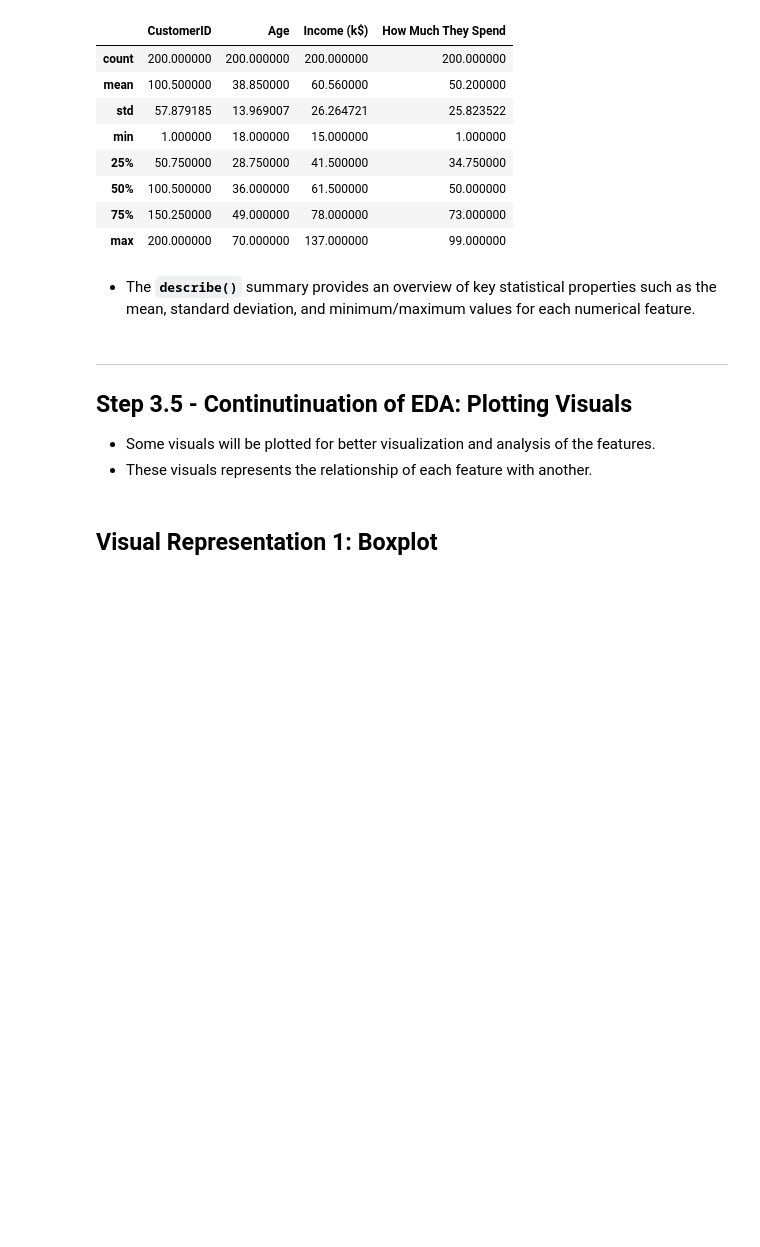
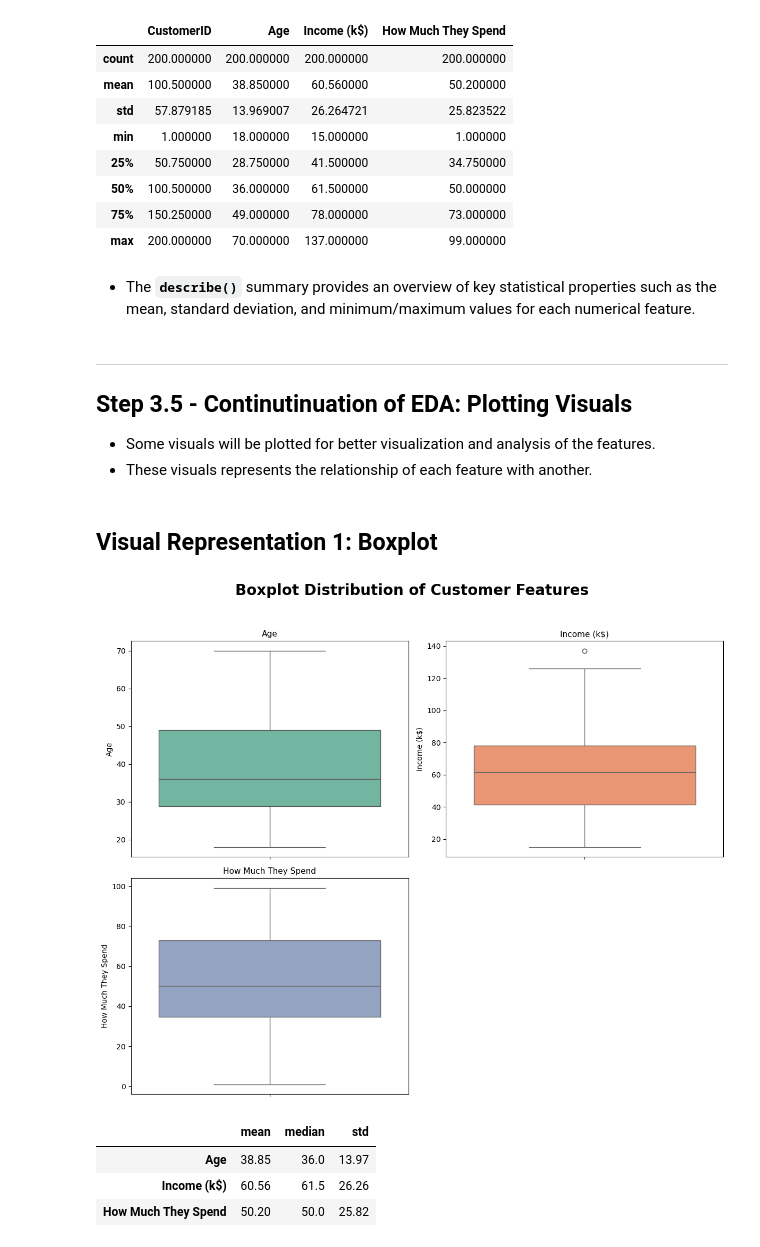
Before and after one commit to Cayden08/AIML, a Jupyter notebook: CA2/p2510893_CA2_PartA_Cayden.ipynb, the cells around one changed output. Cells and saved outputs as stored; diff of their text form; code cells hidden in the pictures; blank space fills up the shorter version.

Commit message:
finished boxplot 1 and its key insights

```diff
--- a/CA2/p2510893_CA2_PartA_Cayden.ipynb
+++ b/CA2/p2510893_CA2_PartA_Cayden.ipynb
@@ -174,7 +174,55 @@ DataFrame Description:
 # %%
 # Make a list called featured_cols and store variables that will be featured in the boxplot
 featured_cols = ['Age', 'Income (k$)', 'How Much They Spend']
+palette = sns.color_palette("Set2", n_colors=3)
 
-plt.figure(figsize=(10, 15))
-plt.suptitle('Boxplot For Feature Relationship', fontsize=14, fontweight='bold')
+plt.figure(figsize=(12, 10))
+plt.suptitle('Boxplot Distribution of Customer Features', fontsize=20, fontweight='bold')
+for i, feature in enumerate(featured_cols, 1):
+    plt.subplot(2, 2, i)
+    sns.boxplot(
+        y=customer_df[feature],
+        color=palette[i-1]
+    )
+    plt.title(feature, fontsize=11)
+
+    # Y-axis shows the actual values of each feature
+    plt.ylabel(feature)
+
+# Adjust layout so title and plots don’t overlap
+plt.tight_layout(rect=[0, 0, 1, 0.95])
+plt.show()
+
+
+# Summary statistics for quick numeric insight
+summary_stats = customer_df[featured_cols].agg(['mean', 'median', 'std']).T
+
+# Rounded for cleaner presentation
+display(summary_stats.round(2))
+
+
+# # Features you want to compare
+# feature_cols = ['Age', 'Income (k$)', 'How Much They Spend']
+
+# # Mean table by Gender (expects Gender values like 'Male'/'Female')
+# feature_means = customer_df.groupby('Gender')[feature_cols].mean().T
+
+# # Ensure consistent column order if both exist
+# feature_means = feature_means[['Female', 'Male']] if set(['Female','Male']).issubset(feature_means.columns) else feature_means
+
+# # Difference: Male - Female (positive means higher for Male)
+# if set(['Female','Male']).issubset(feature_means.columns):
+#     feature_means['Difference'] = feature_means['Male'] - feature_means['Female']
+# else:
+#     # fallback if Gender is encoded as 0/1 or other labels
+#     cols = list(feature_means.columns)
+#     feature_means['Difference'] = feature_means[cols[1]] - feature_means[cols[0]]
+
+# display(feature_means.sort_values('Difference', ascending=False).round(3))
+# %% [output]
+[figure, added]
+|  | mean | median | std |
+| Age | 38.85 | 36.0 | 13.97 |
+| Income (k$) | 60.56 | 61.5 | 26.26 |
+| How Much They Spend | 50.20 | 50.0 | 25.82 |
 # %% [markdown]
```
Also changed, not shown: parts of 1 cell of this notebook.
